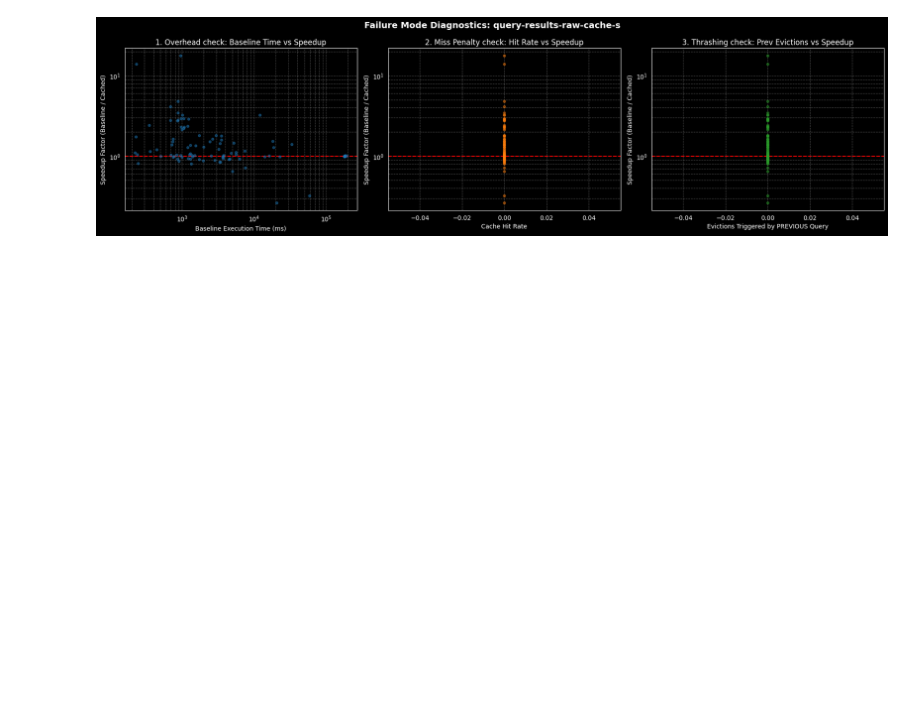
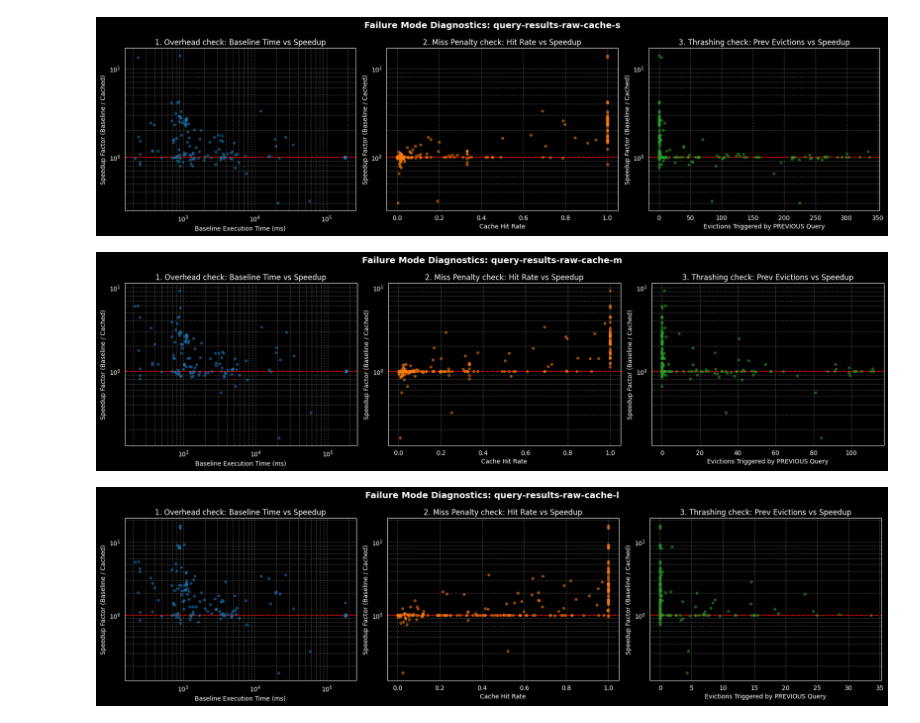
Before and after one commit to RubenEschauzier/process-raw-caching-jbr-output, a Jupyter notebook: src/data_analysis_investigate_slowdown.ipynb, the cells around one changed output. Saved outputs shown, nothing was run; the diff lists cells and outputs as text; code cells hidden in the pictures; blank space fills up the shorter version.

```diff
--- a/src/data_analysis_investigate_slowdown.ipynb
+++ b/src/data_analysis_investigate_slowdown.ipynb
@@ -35,20 +35,23 @@ def analyze_failure_modes(baseline_locations, cache_locations):
                         cache_str = item.get("@comunica/persistent-cache-manager:sourceStateQuerySource")
                     is_error = True if item.get("error") else False
                     hit_rate = np.nan
+                    evictions = np.nan
                     if cache_str:
                         try:
                             cache_stats = json.loads(cache_str)
                             hits = cache_stats.get("hits", 0)
                             misses = cache_stats.get("misses", 0)
+                            evictions = cache_stats.get("evictionPercentage", 0)
                             total = hits + misses
                             hit_rate = (hits / total) if total > 0 else 0.0
                         except json.JSONDecodeError:
                             print("ERROR")
                     if np.isnan(hit_rate):
-                        raise ValueError("Nan hitrate")
-
+                        raise ValueError("Nan hit rate")
+                    if np.isnan(evictions):
+                        raise ValueError("Nan evictions")
                     record['hit_rate'] = hit_rate
-                    record['evictions'] = item.get('evictions', 0)
+                    record['evictions'] = evictions
 
                 records.append(record)
         return pd.DataFrame(records)
@@ -127,17 +130,25 @@ def analyze_failure_modes(baseline_locations, cache_locations):
         plt.show()
 # %%
 raw_data_cache_s = os.path.join("..", "data", "query-results-raw-cache-s.json")
+raw_data_cache_m = os.path.join("..", "data", "query-results-raw-cache-m.json")
+raw_data_cache_l = os.path.join("..", "data", "query-results-raw-cache-l.json")
+
 raw_data_query_cache_s = os.path.join("..", "data", "query-results-raw-query-cache-s.json")
 raw_data_query_cache_estimate_s = os.path.join("..", "data", "query-results-raw-query-cache-estimate-s.json")
 raw_data_default = os.path.join("..", "data", "query-results-raw-default.json")
 # all_locations_cache = [raw_data_cache_s, raw_data_query_cache_s, raw_data_query_cache_estimate_s]
 # location_default = [ os.path.join("..", "data", "query-results-raw-default.json") ]
 
 # uncached_files = ["/path/to/baseline_run1.json", "/path/to/baseline_run2.json"]
 # cached_files = ["/path/to/cached_run1.json", "/path/to/cached_run2.json"]
 # plot_speedup_from_locations(location_default, all_locations_cache, log_scale=False)
 analyze_failure_modes([raw_data_default], [raw_data_cache_s])
+analyze_failure_modes([raw_data_default], [raw_data_cache_m])
+analyze_failure_modes([raw_data_default], [raw_data_cache_l])
+
 # plot_speedup_from_locations(location_default, all_locations_cache)
 # plot_speedup_from_locations(location_default, all_locations_cache)
 # %% [output]
-[figure, old version]
+[figure, new version]
+[figure, added]
+[figure, added]
```
Also changed, not shown: 5 other files.
